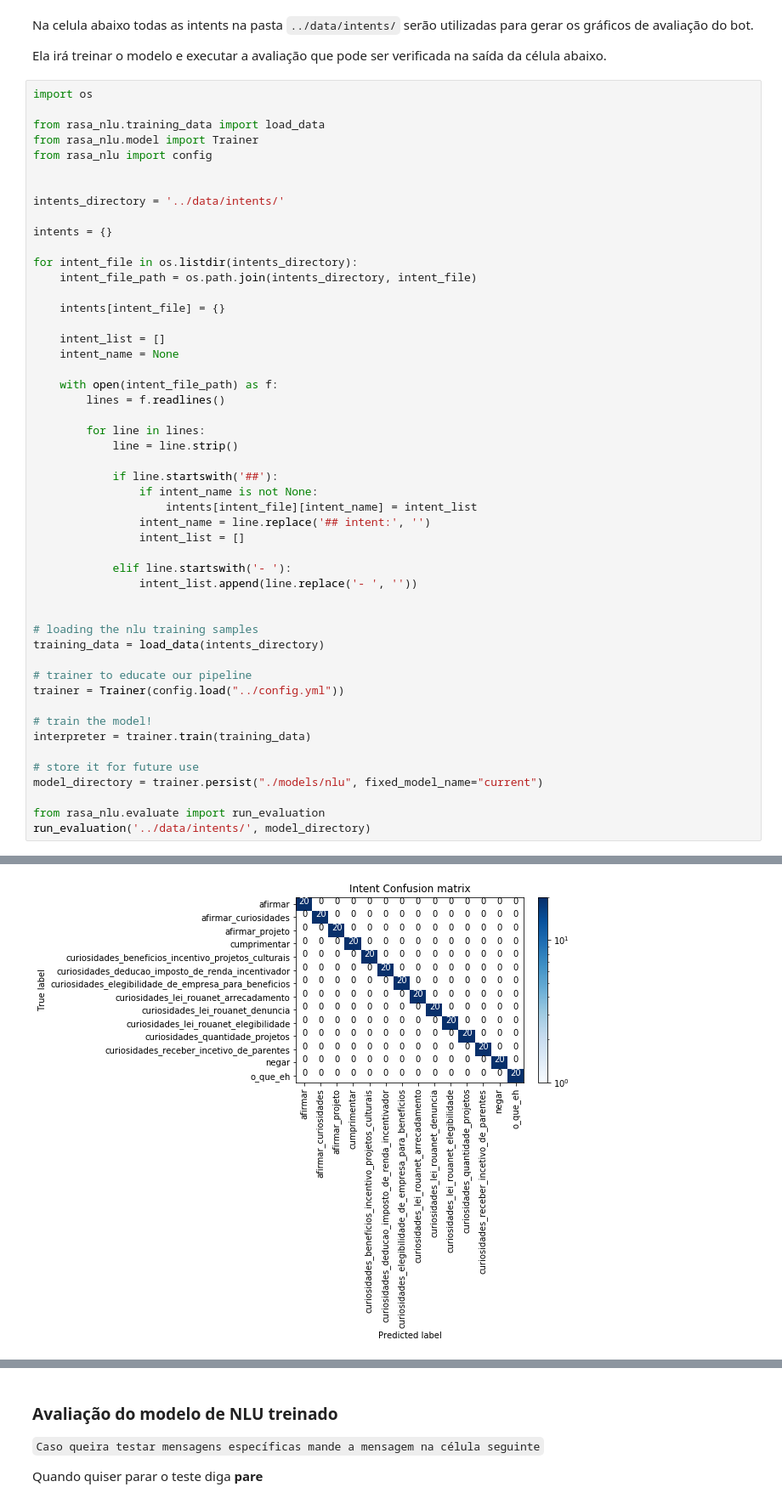
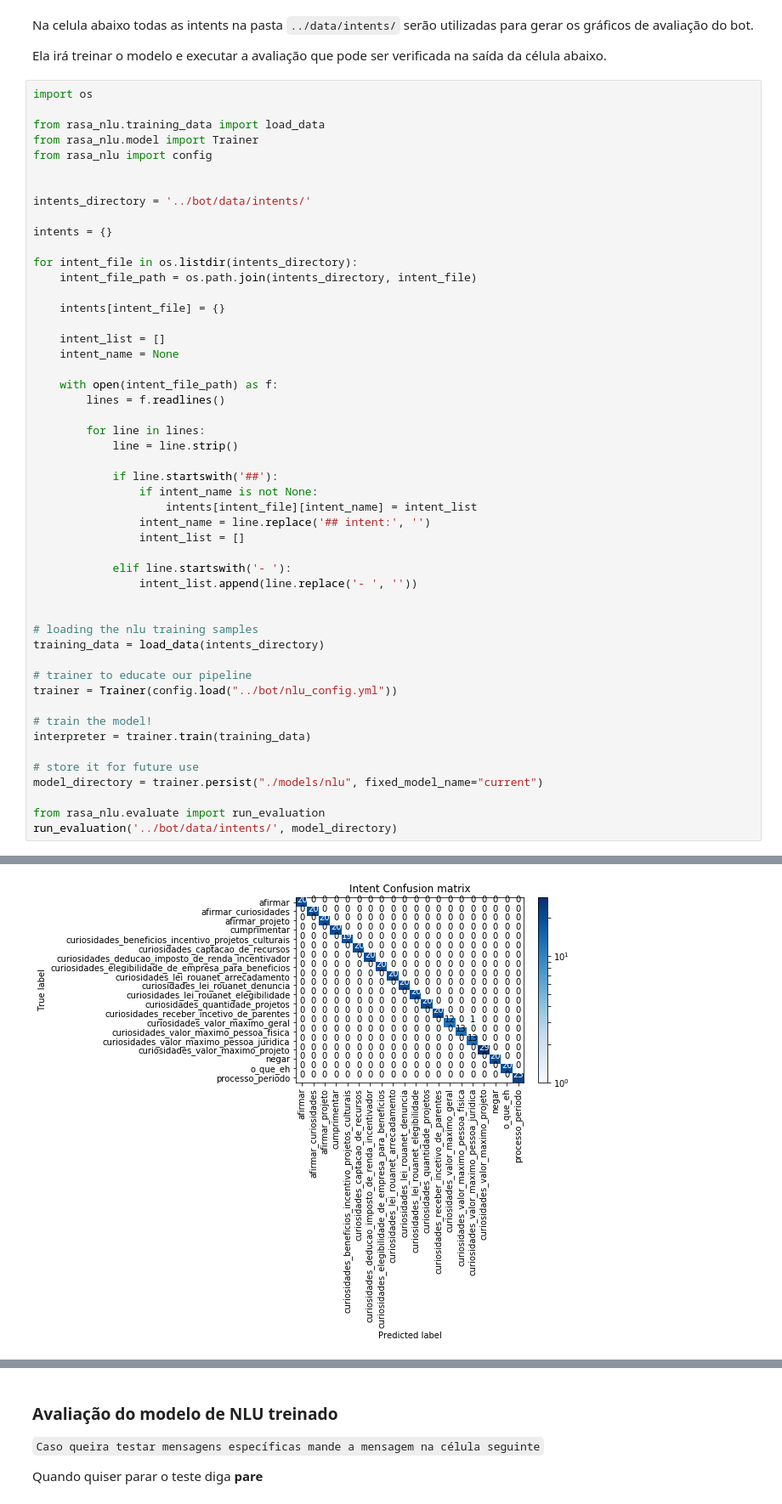
Before and after one commit to lappis-unb/rasa-ptbr-boilerplate, a Jupyter notebook: notebooks/evaluate-intents.ipynb, the cells around one changed output, grey strips where cells are left out. Shown at 85% size. Saved outputs shown, nothing was run; the diff lists cells and outputs as text.

Commit message:
Correct intent notebook and add it to gitignore
Signed-off-by: ArthurTemporim <arthurrtl@gmail.com>

```diff
--- a/notebooks/evaluate-intents.ipynb
+++ b/notebooks/evaluate-intents.ipynb
@@ -45,7 +45,7 @@ from rasa_nlu.model import Trainer
 from rasa_nlu import config
 
 
-intents_directory = '../data/intents/'
+intents_directory = '../bot/data/intents/'
 
 intents = {}
 
@@ -77,7 +77,7 @@ for intent_file in os.listdir(intents_directory):
 training_data = load_data(intents_directory)
 
 # trainer to educate our pipeline
-trainer = Trainer(config.load("../config.yml"))
+trainer = Trainer(config.load("../bot/nlu_config.yml"))
 
 # train the model!
 interpreter = trainer.train(training_data)
@@ -86,5 +86,5 @@ interpreter = trainer.train(training_data)
 model_directory = trainer.persist("./models/nlu", fixed_model_name="current")
 
 from rasa_nlu.evaluate import run_evaluation
-run_evaluation('../data/intents/', model_directory)
+run_evaluation('../bot/data/intents/', model_directory)
 # %% [output]
@@ -108 +108 @@ INFO:rasa_nlu.training_data.training_data:Training data stats:
-[figure, old version]
+[figure, new version]
```
Also changed, not shown: parts of 3 cells of this notebook, 1 other file.
